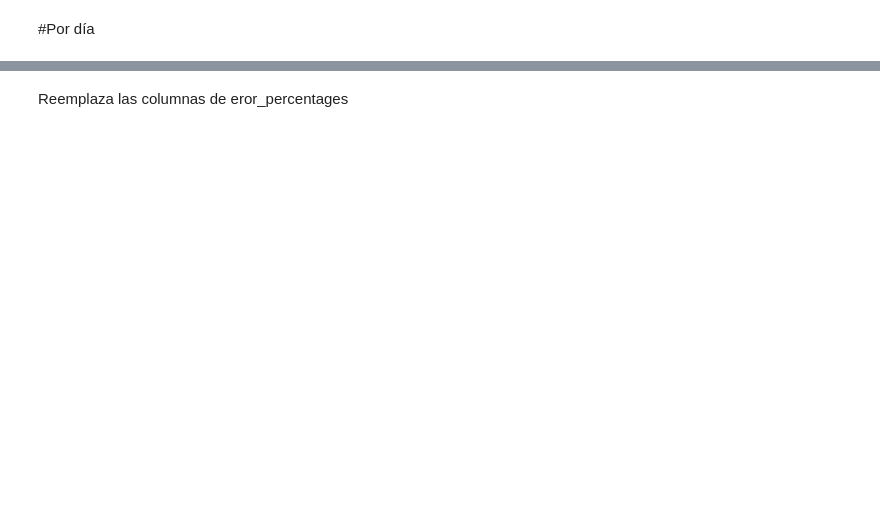
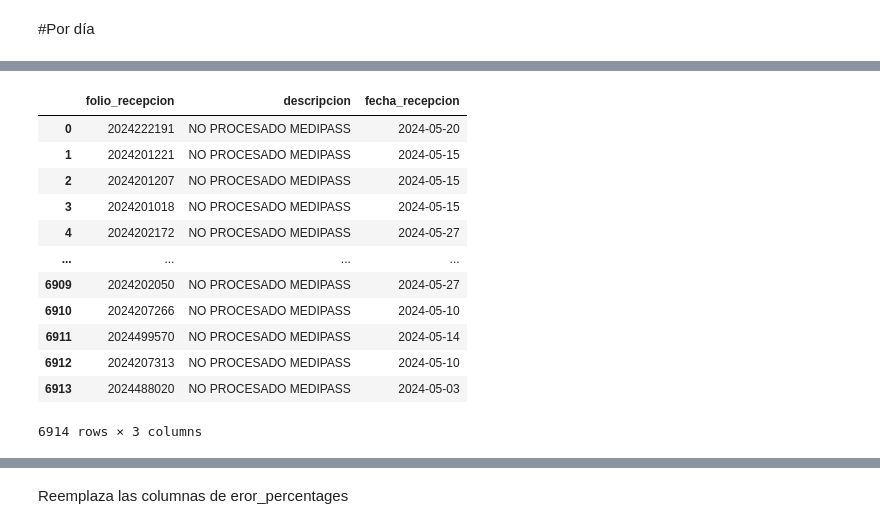
Before and after one commit to Nicomuga/NotesQA, a Jupyter notebook: AnalisisEnvíoProcesoXdia.ipynb, the cells around one changed output, grey strips where cells are left out. Drawn from its saved outputs; the diff is of its cells as text; code cells hidden in the pictures; blank space fills up the shorter version.

```diff
--- a/AnalisisEnvíoProcesoXdia.ipynb
+++ b/AnalisisEnvíoProcesoXdia.ipynb
@@ -11,6 +31,20 @@ df['fecha_visacion'].unique()
 # %%
 # Convertir la columna fecha_visacion a tipo datetime
-df['fecha_visacion'] = pd.to_datetime(df['fecha_visacion'])
+df['fecha_recepcion'] = pd.to_datetime(df['fecha_recepcion'])
 
 df
+# %% [output]
+|  | folio_recepcion | descripcion | fecha_recepcion |
+| 0 | 2024222191 | NO PROCESADO MEDIPASS | 2024-05-20 |
+| 1 | 2024201221 | NO PROCESADO MEDIPASS | 2024-05-15 |
+| 2 | 2024201207 | NO PROCESADO MEDIPASS | 2024-05-15 |
+| 3 | 2024201018 | NO PROCESADO MEDIPASS | 2024-05-15 |
+| 4 | 2024202172 | NO PROCESADO MEDIPASS | 2024-05-27 |
+| ... | ... | ... | ... |
+| 6909 | 2024202050 | NO PROCESADO MEDIPASS | 2024-05-27 |
+| 6910 | 2024207266 | NO PROCESADO MEDIPASS | 2024-05-10 |
+| 6911 | 2024499570 | NO PROCESADO MEDIPASS | 2024-05-14 |
+| 6912 | 2024207313 | NO PROCESADO MEDIPASS | 2024-05-10 |
+| 6913 | 2024488020 | NO PROCESADO MEDIPASS | 2024-05-03 |
+6914 rows × 3 columns
 # %%
```
Also changed, not shown: parts of 9 cells of this notebook, 15 other files.
